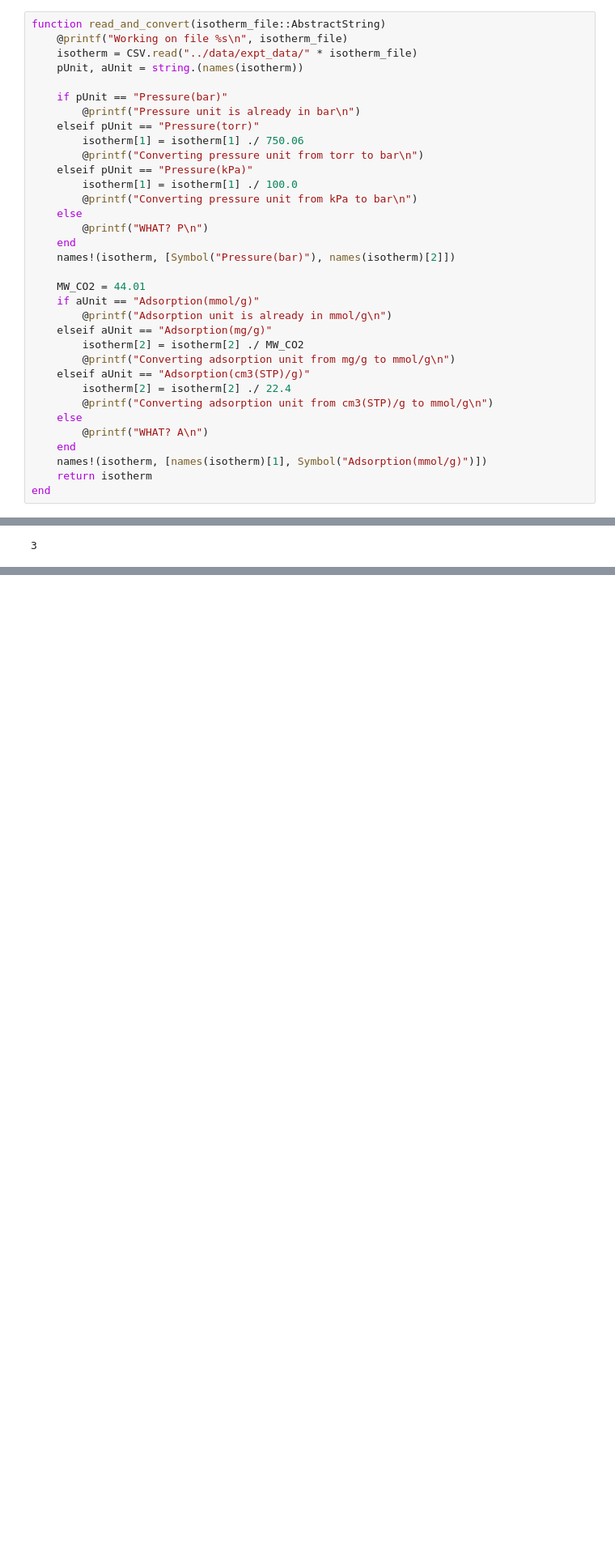
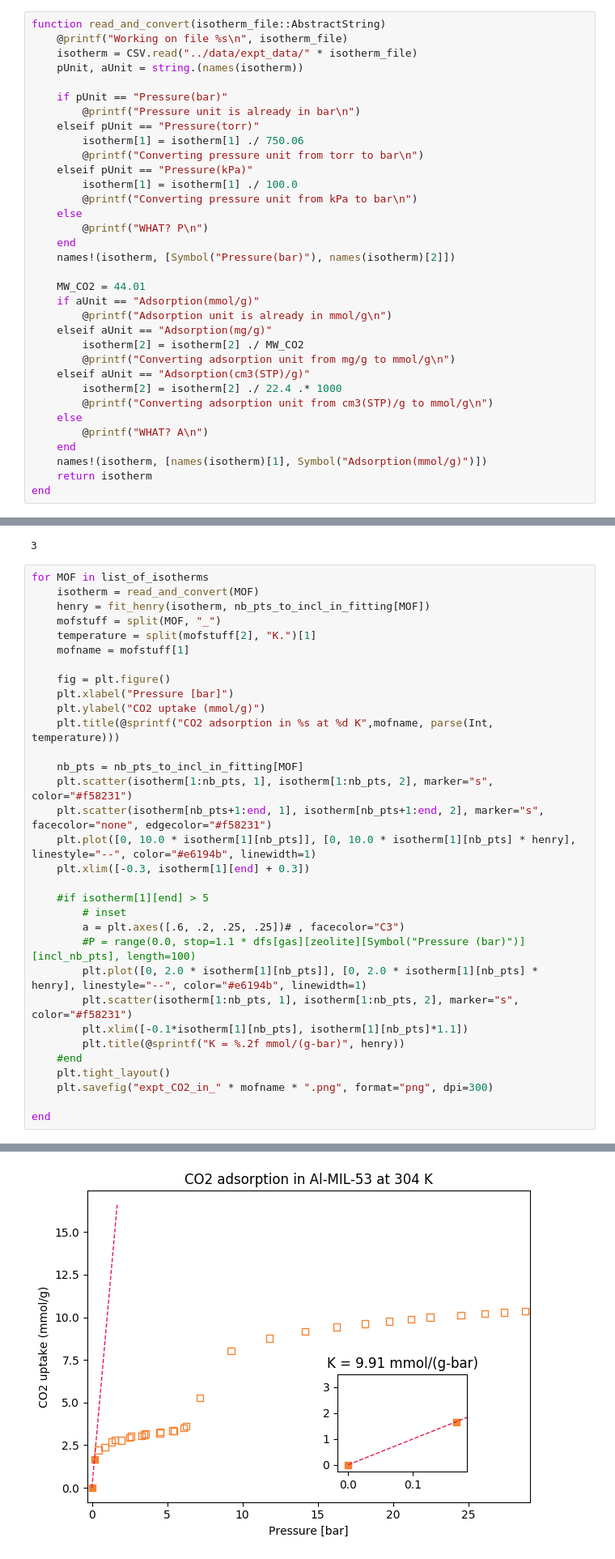
Before and after one commit to SimonEnsemble/sensor_arrays, a Jupyter notebook: src/Extract_Henry.ipynb, the cells around one changed output, grey strips where cells are left out. Shown at 81% size. Drawn from its saved outputs; the diff is of its cells as text; blank space fills up the shorter version.

Commit message:
Added inset figures

```diff
--- a/src/Extract_Henry.ipynb
+++ b/src/Extract_Henry.ipynb
@@ -46,7 +46,7 @@ function read_and_convert(isotherm_file::AbstractString)
         isotherm[2] = isotherm[2] ./ MW_CO2
         @printf("Converting adsorption unit from mg/g to mmol/g\n")
     elseif aUnit == "Adsorption(cm3(STP)/g)"
-        isotherm[2] = isotherm[2] ./ 22.4
+        isotherm[2] = isotherm[2] ./ 22.4 .* 1000
         @printf("Converting adsorption unit from cm3(STP)/g to mmol/g\n")
     else
         @printf("WHAT? A\n")
@@ -90,3 +90,36 @@ nb_pts_to_incl_in_fitting["SIM-1_303K.csv"] = 3
 nb_pts_to_incl_in_fitting["ZIF-8_298K.csv"] = 3
 # %% [output]
 3
+# %%
+for MOF in list_of_isotherms
+    isotherm = read_and_convert(MOF)
+    henry = fit_henry(isotherm, nb_pts_to_incl_in_fitting[MOF])
+    mofstuff = split(MOF, "_")
+    temperature = split(mofstuff[2], "K.")[1]
+    mofname = mofstuff[1]
+
+    fig = plt.figure()
+    plt.xlabel("Pressure [bar]")
+    plt.ylabel("CO2 uptake (mmol/g)")
+    plt.title(@sprintf("CO2 adsorption in %s at %d K",mofname, parse(Int, temperature)))
+
+    nb_pts = nb_pts_to_incl_in_fitting[MOF]
+    plt.scatter(isotherm[1:nb_pts, 1], isotherm[1:nb_pts, 2], marker="s", color="#f58231")
+    plt.scatter(isotherm[nb_pts+1:end, 1], isotherm[nb_pts+1:end, 2], marker="s", facecolor="none", edgecolor="#f58231")
+    plt.plot([0, 10.0 * isotherm[1][nb_pts]], [0, 10.0 * isotherm[1][nb_pts] * henry], linestyle="--", color="#e6194b", linewidth=1)
+    plt.xlim([-0.3, isotherm[1][end] + 0.3])
+
+    #if isotherm[1][end] > 5
+        # inset
+        a = plt.axes([.6, .2, .25, .25])# , facecolor="C3")
+        #P = range(0.0, stop=1.1 * dfs[gas][zeolite][Symbol("Pressure (bar)")][incl_nb_pts], length=100)
+        plt.plot([0, 2.0 * isotherm[1][nb_pts]], [0, 2.0 * isotherm[1][nb_pts] * henry], linestyle="--", color="#e6194b", linewidth=1)
+        plt.scatter(isotherm[1:nb_pts, 1], isotherm[1:nb_pts, 2], marker="s", color="#f58231")
+        plt.xlim([-0.1*isotherm[1][nb_pts], isotherm[1][nb_pts]*1.1])
+        plt.title(@sprintf("K = %.2f mmol/(g-bar)", henry))
+    #end
+    plt.tight_layout()
+    plt.savefig("expt_CO2_in_" * mofname * ".png", format="png", dpi=300)
+
+end
+# %% [output]
@@ -92,0 +143 @@ nb_pts_to_incl_in_fitting["ZIF-8_298K.csv"] = 3
+[figure, added]
```
Also changed, not shown: parts of 1 cell of this notebook.
